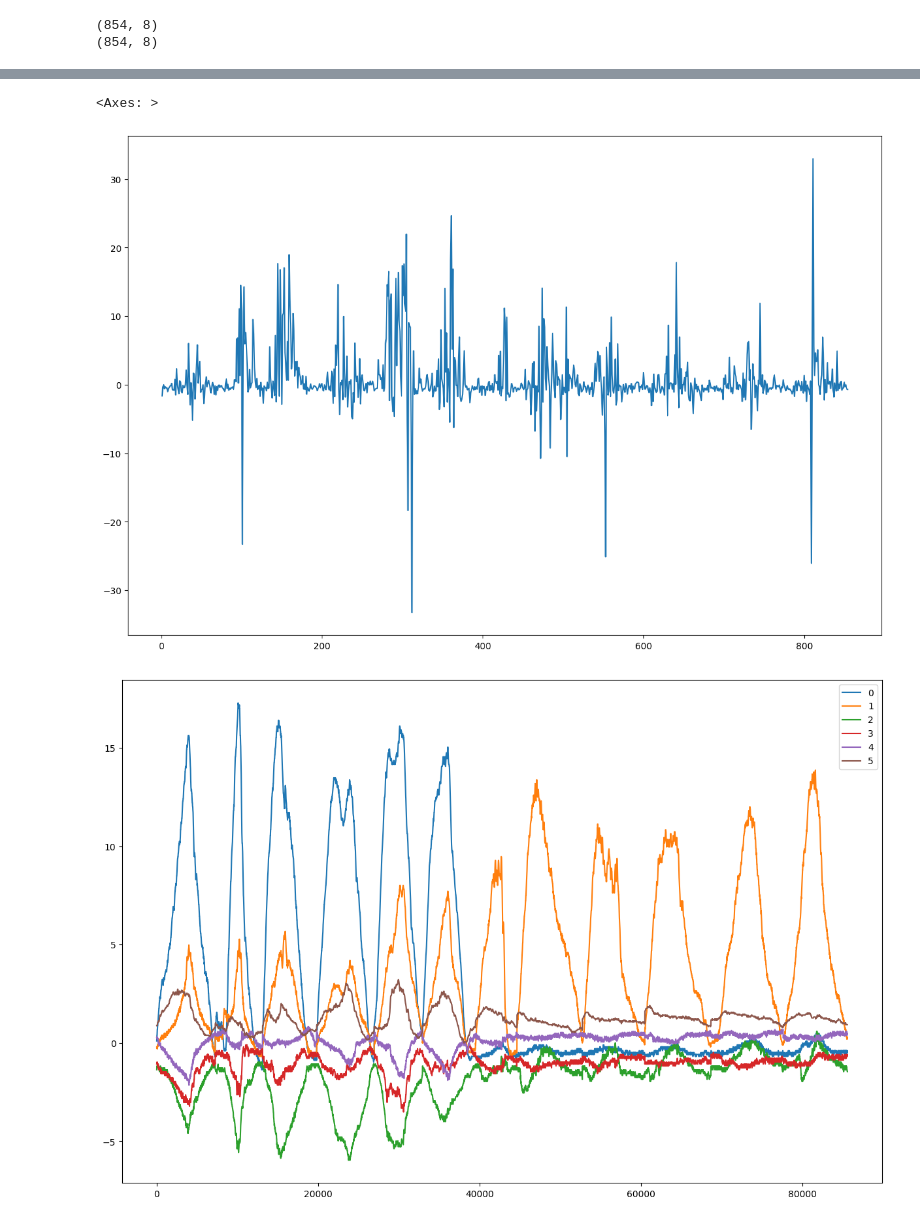
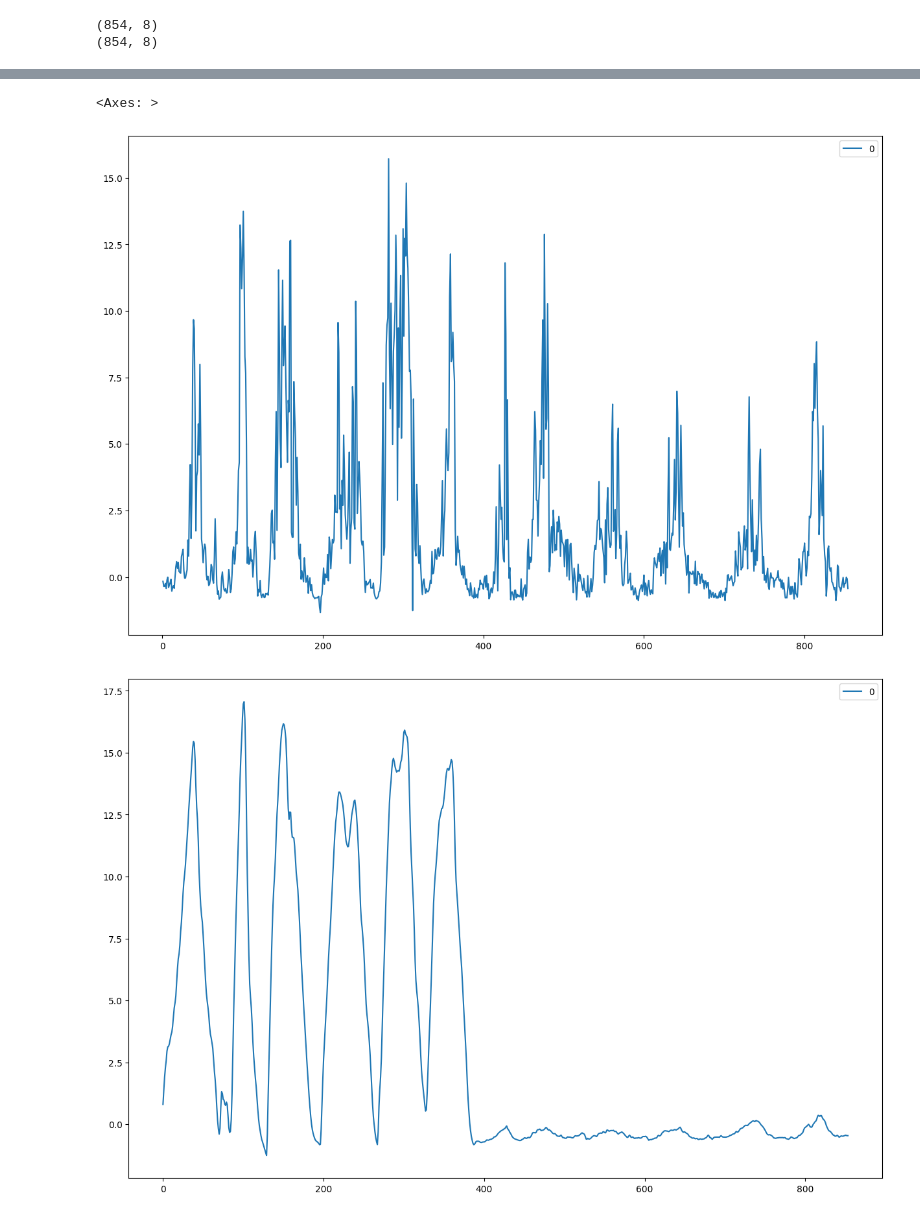
Before and after one commit to HisenXu99/EMG, a Jupyter notebook: reconstruction/test.ipynb, the cells around one changed output, grey strips where cells are left out. Saved outputs shown, nothing was run; the diff lists cells and outputs as text; code cells hidden in the pictures.

```diff
--- a/reconstruction/test.ipynb
+++ b/reconstruction/test.ipynb
@@ -91,8 +108,8 @@ TypeError: 'collections.OrderedDict' object is not callable
 # %%
-res.iloc[:,0].plot(figsize=(15,10))
 res.plot(figsize=(15,10))
+pd.DataFrame(y[:,0,None])[:].plot(figsize=(15,10))
 data.force_signal[:].plot(figsize = (15,10))
 # %% [output]
 <Axes: >
-[figure, old version]
+[figure, new version]
-[figure, old version]
+[figure, new version]
```
Also changed, not shown: parts of 2 cells of this notebook, 9 other files.
